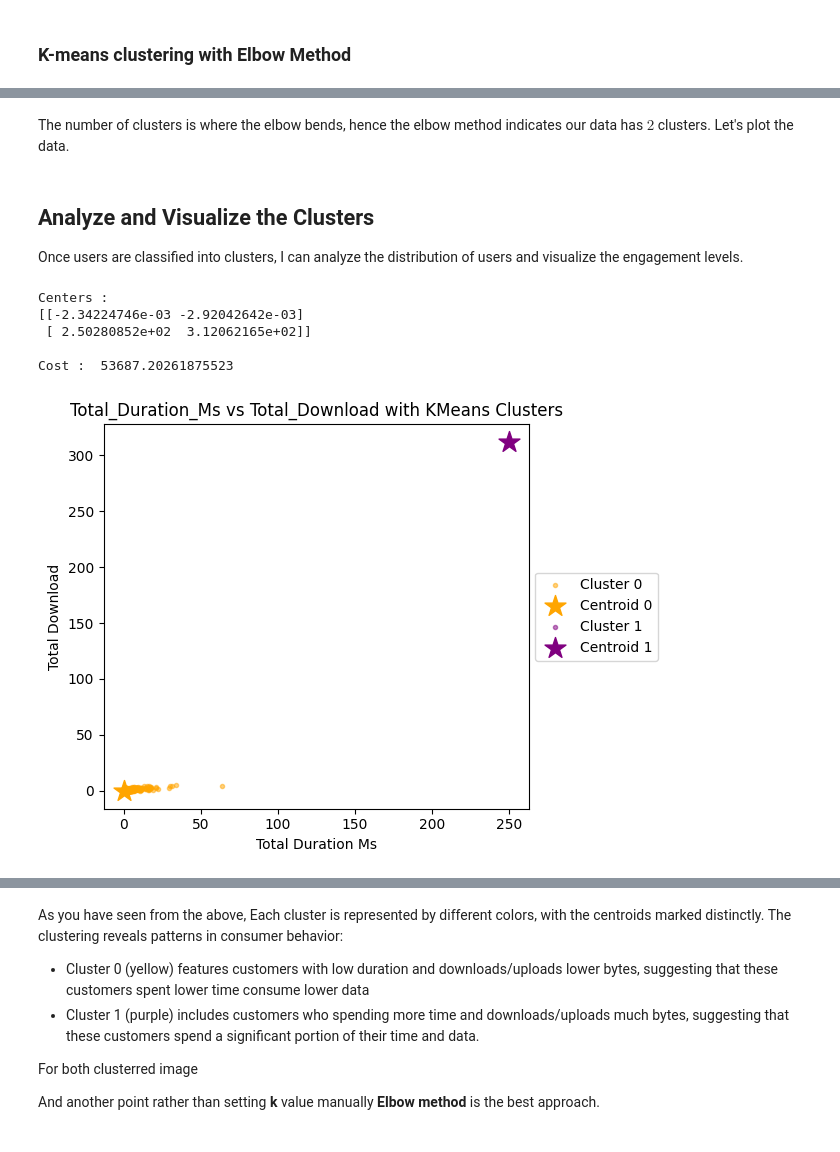
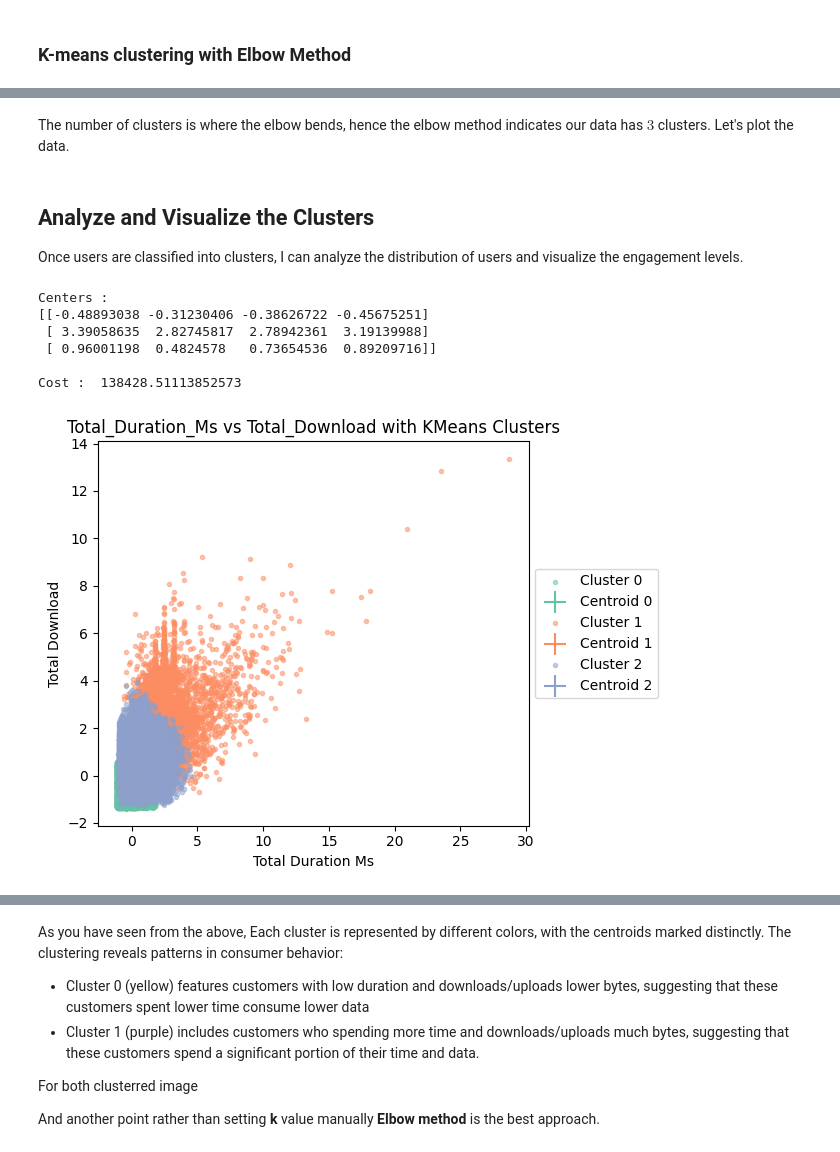
Before and after one commit to Seife1/Telecom-User-Analytics, a Jupyter notebook: notebooks/engagement_analysis.ipynb, the cells around one changed output, grey strips where cells are left out. Drawn from its saved outputs; the diff is of its cells as text; code cells hidden in the pictures.

```diff
--- a/notebooks/engagement_analysis.ipynb
+++ b/notebooks/engagement_analysis.ipynb
@@ -113,6 +118,17 @@ else:
     print("No duplicate columns found.")
 # %% [output]
 No duplicate columns found.
+# %%
+# Storing column names as a list
+column_names = df.select_dtypes(exclude=['object']).columns.tolist()
+
+for column in column_names:
+    # Check for outliers
+    outliers = detect_outliers_zscore(df, column)
+    if len(outliers) > 0:
+        # print(f"Outliers detected in column {column}. Length: {len(outliers)}")
+        # Remove outliers
+        df = remove_outliers(df, column)
 # %% [markdown]
 ## Aggregate Engagement Metrics:
 # %%
@@ -133,0 +161,2 @@ aggregated_data.head(10)
+# %%
+aggregated_data = aggregated_data[aggregated_data['MSISDN/Number'] != 41882819545.02736]
@@ -278,20 +339,21 @@ plot_elbow_method(normalized_user_data, 'total_duration_ms', 'total_download')
 # %% [markdown]
-The number of clusters is where the elbow bends, hence the elbow method indicates our data has $2$ clusters. Let's plot the data.
+The number of clusters is where the elbow bends, hence the elbow method indicates our data has $3$ clusters. Let's plot the data.
 # %%
-# Apply KMeans with a chosen number of clusters (e.g., 3 based on elbow method)
-num_clusters = 2
+# Apply KMeans with a chosen number of clusters
+num_clusters = 3
 # %% [markdown]
 ## Analyze and Visualize the Clusters
 
 Once users are classified into clusters, I can analyze the distribution of users and visualize the engagement levels.
 # %%
-clustered_data, kmeans_model = apply_kmeans(normalized_user_data, 'total_duration_ms', 'total_download', num_clusters)
+clustered_data, kmeans_model = apply_kmeans(normalized_user_data, num_clusters)
 
 # Analyze the distribution of clusters for total duration and total download
 centers = kmeans_model.cluster_centers_
 error = kmeans_model.inertia_
 lables = set(kmeans_model.labels_)
 
+
 print('Centers : ')
 print(centers)
 print()
@@ -299,12 +361,13 @@ print('Cost : ',error)
 print()
 # %% [output]
 Centers :
-[[-2.34224746e-03 -2.92042642e-03]
- [ 2.50280852e+02  3.12062165e+02]]
+[[-0.48893038 -0.31230406 -0.38626722 -0.45675251]
+ [ 3.39058635  2.82745817  2.78942361  3.19139988]
+ [ 0.96001198  0.4824578   0.73654536  0.89209716]]
 
-Cost :  53687.20261875523
+Cost :  138428.51113852573
 # %%
 # Visualize clusters
-visualize_clusters_with_centroids(clustered_data, kmeans_model, 'total_duration_ms', 'total_download')
+visualize_clusters_with_centroids(clustered_data, kmeans_model, 'total_duration_ms', 'total_download', num_clusters)
 # %% [output]
-[figure, old version]
+[figure, new version]
```
Also changed, not shown: parts of 24 cells of this notebook, 5 other files.
